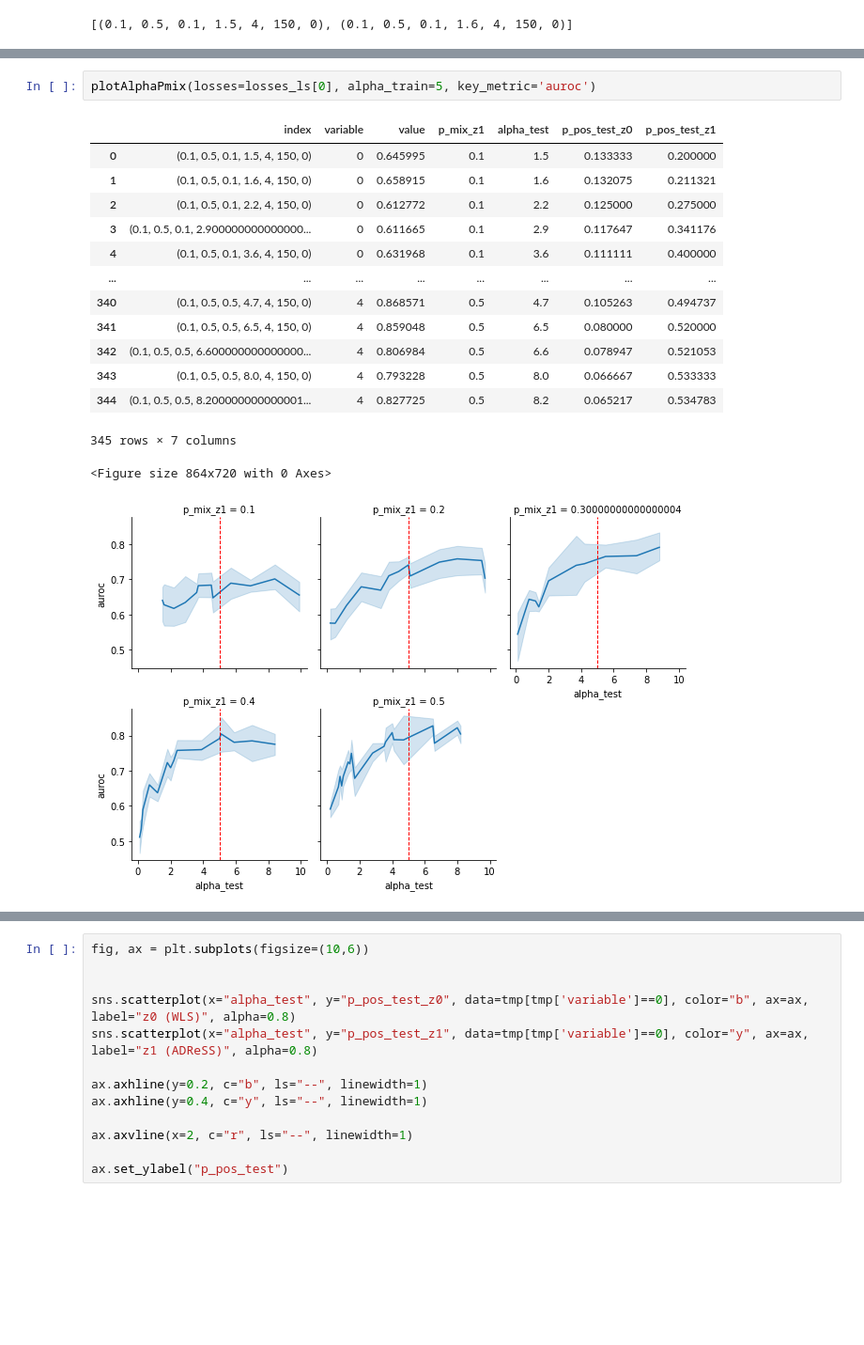
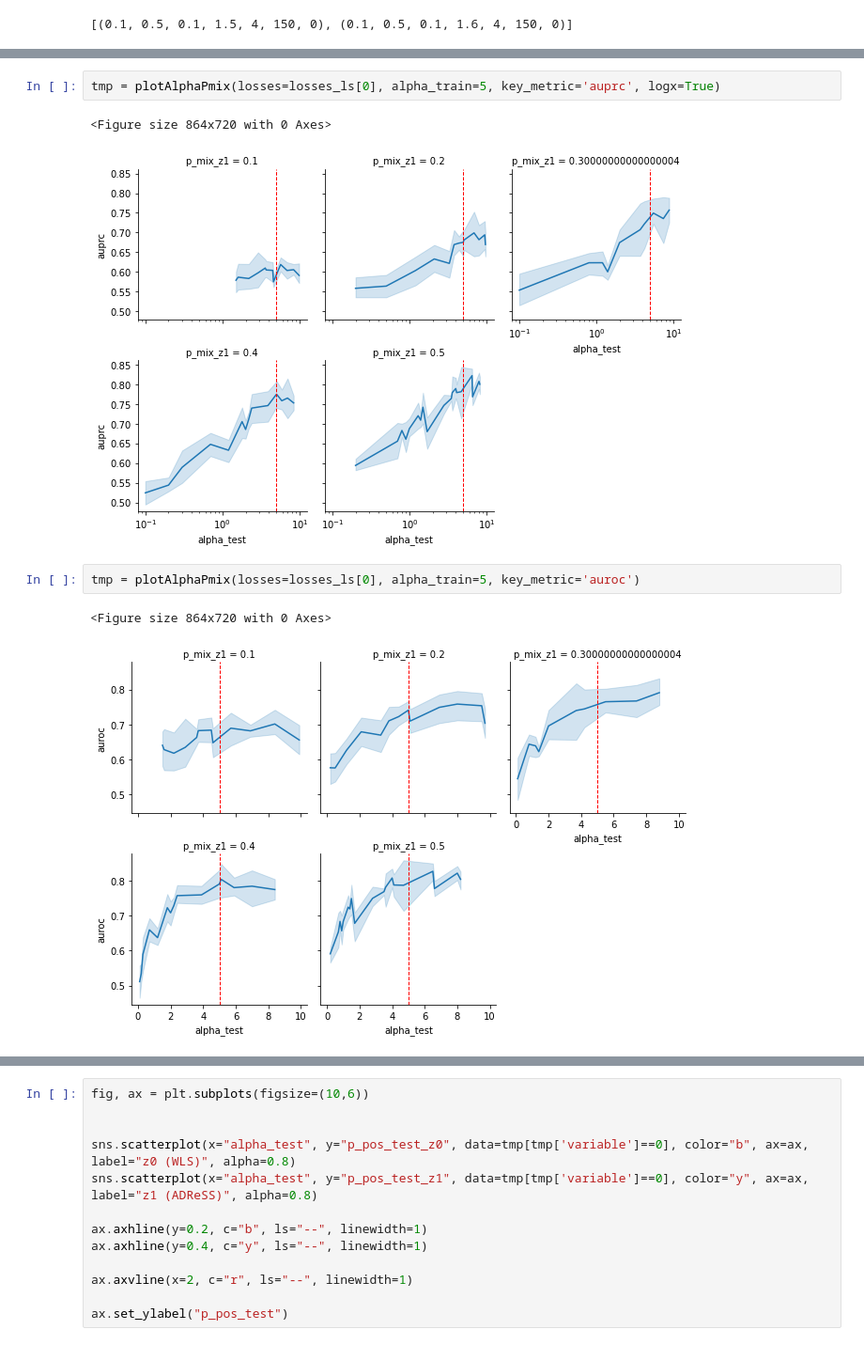
Before and after one commit to LinguisticAnomalies/DeconDTN, a Jupyter notebook: notebooks_xiruo/[test] Build Models-SingleLabel.ipynb, the cells around one changed output, grey strips where cells are left out. Shown at 94% size. Cells and saved outputs as stored; diff of their text form; blank space fills up the shorter version.

```diff
--- a/notebooks_xiruo/[test] Build Models-SingleLabel.ipynb
+++ b/notebooks_xiruo/[test] Build Models-SingleLabel.ipynb
@@ -991,18 +993,10 @@ plotAlphaPmix(losses=losses_ls[0], alpha_train=5, key_metric='losses')
+# %%
+tmp = plotAlphaPmix(losses=losses_ls[0], alpha_train=5, key_metric='auprc', logx=True)
+# %% [output]
+<Figure size 864x720 with 0 Axes>
+[figure, added]
 # %%
-plotAlphaPmix(losses=losses_ls[0], alpha_train=5, key_metric='auroc')
+tmp = plotAlphaPmix(losses=losses_ls[0], alpha_train=5, key_metric='auroc')
 # %% [output]
-|  | index | variable | value | p_mix_z1 | alpha_test | p_pos_test_z0 | p_pos_test_z1 |
-| 0 | (0.1, 0.5, 0.1, 1.5, 4, 150, 0) | 0 | 0.645995 | 0.1 | 1.5 | 0.133333 | 0.200000 |
-| 1 | (0.1, 0.5, 0.1, 1.6, 4, 150, 0) | 0 | 0.658915 | 0.1 | 1.6 | 0.132075 | 0.211321 |
-| 2 | (0.1, 0.5, 0.1, 2.2, 4, 150, 0) | 0 | 0.612772 | 0.1 | 2.2 | 0.125000 | 0.275000 |
-| 3 | (0.1, 0.5, 0.1, 2.900000000000000... | 0 | 0.611665 | 0.1 | 2.9 | 0.117647 | 0.341176 |
-| 4 | (0.1, 0.5, 0.1, 3.6, 4, 150, 0) | 0 | 0.631968 | 0.1 | 3.6 | 0.111111 | 0.400000 |
-| ... | ... | ... | ... | ... | ... | ... | ... |
-| 340 | (0.1, 0.5, 0.5, 4.7, 4, 150, 0) | 4 | 0.868571 | 0.5 | 4.7 | 0.105263 | 0.494737 |
-| 341 | (0.1, 0.5, 0.5, 6.5, 4, 150, 0) | 4 | 0.859048 | 0.5 | 6.5 | 0.080000 | 0.520000 |
-| 342 | (0.1, 0.5, 0.5, 6.600000000000000... | 4 | 0.806984 | 0.5 | 6.6 | 0.078947 | 0.521053 |
-| 343 | (0.1, 0.5, 0.5, 8.0, 4, 150, 0) | 4 | 0.793228 | 0.5 | 8.0 | 0.066667 | 0.533333 |
-| 344 | (0.1, 0.5, 0.5, 8.200000000000001... | 4 | 0.827725 | 0.5 | 8.2 | 0.065217 | 0.534783 |
-345 rows × 7 columns
+<Figure size 864x720 with 0 Axes>
-<Figure size 864x720 with 0 Axes>
 [figure]
```
Also changed, not shown: parts of 41 cells of this notebook, 1 other file.
